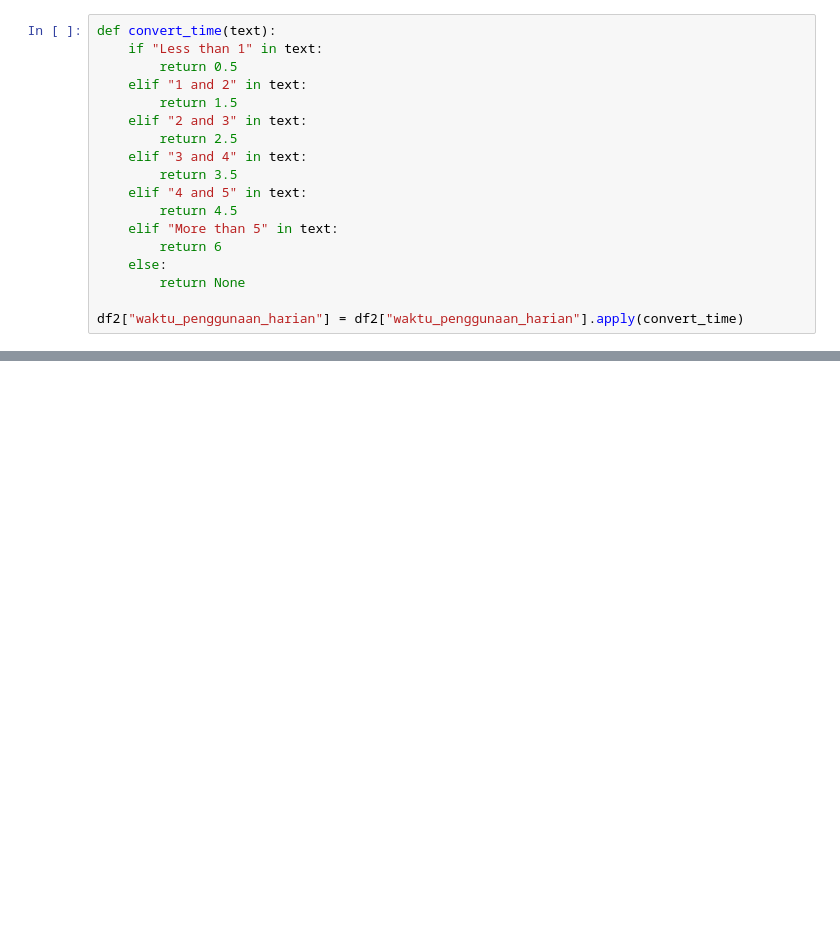
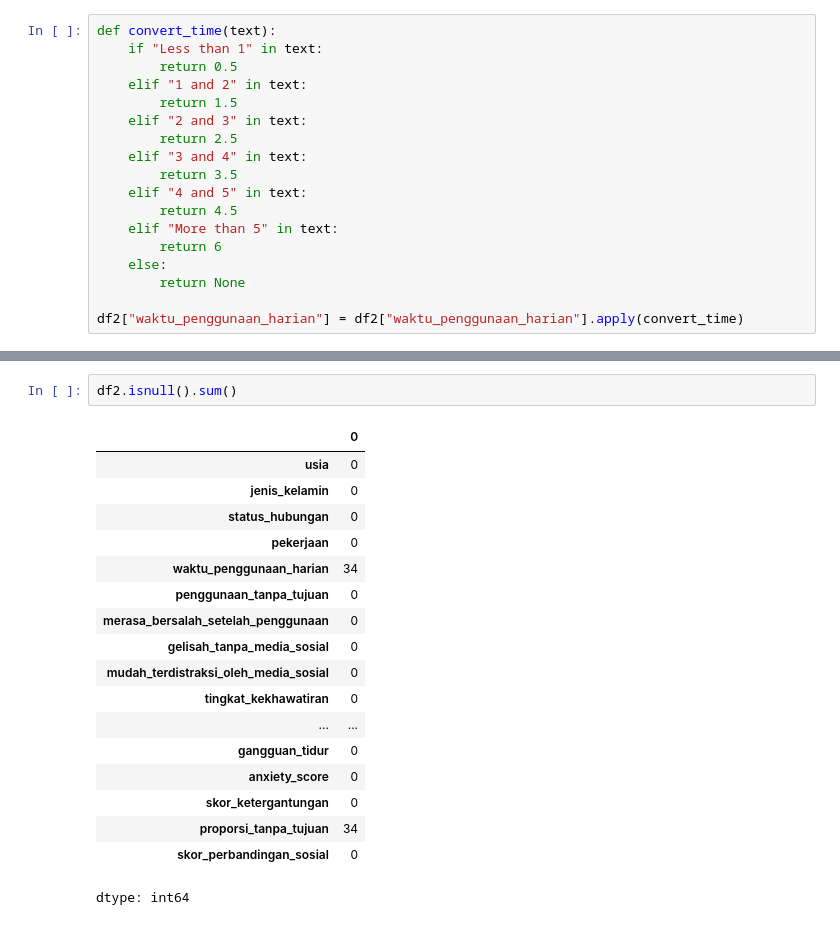
Before and after one commit to sahrul3114/Project-iseng, a Jupyter notebook: Project_iseng.ipynb, the cells around one changed output, grey strips where cells are left out. Saved outputs shown, nothing was run; the diff lists cells and outputs as text; blank space fills up the shorter version.

```diff
--- a/Project_iseng.ipynb
+++ b/Project_iseng.ipynb
@@ -194,0 +208,21 @@ df2["waktu_penggunaan_harian"] = df2["waktu_penggunaan_harian"].apply(convert_ti
+# %%
+df2.isnull().sum()
+# %% [output]
+|  | 0 |
+| usia | 0 |
+| jenis_kelamin | 0 |
+| status_hubungan | 0 |
+| pekerjaan | 0 |
+| waktu_penggunaan_harian | 34 |
+| penggunaan_tanpa_tujuan | 0 |
+| merasa_bersalah_setelah_penggunaan | 0 |
+| gelisah_tanpa_media_sosial | 0 |
+| mudah_terdistraksi_oleh_media_sosial | 0 |
+| tingkat_kekhawatiran | 0 |
+| ... | ... |
+| gangguan_tidur | 0 |
+| anxiety_score | 0 |
+| skor_ketergantungan | 0 |
+| proporsi_tanpa_tujuan | 34 |
+| skor_perbandingan_sosial | 0 |
+dtype: int64
```
Also changed, not shown: parts of 12 cells of this notebook.
